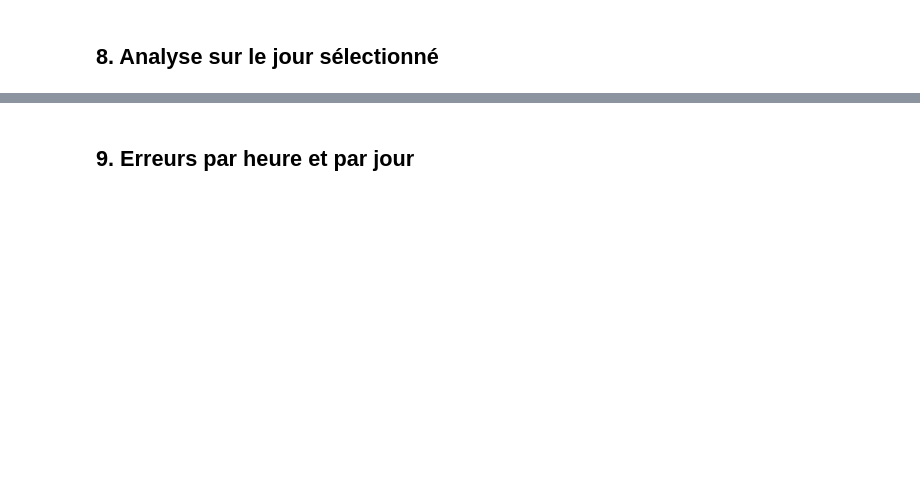
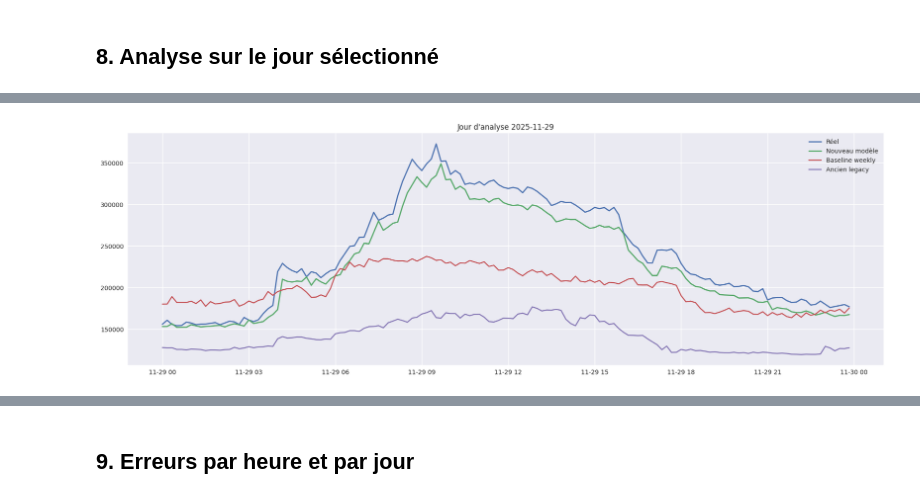
Before and after one commit to Khalid-Bensaber/SmartGrid, a Jupyter notebook: notebooks/experiments/SmartGrid_Analyse_Detaillee_Run.ipynb, the cells around one changed output, grey strips where cells are left out. Saved outputs shown, nothing was run; the diff lists cells and outputs as text; code cells hidden in the pictures; blank space fills up the shorter version.

Commit message:
fix: fixing detailed analysis notebook

```diff
--- a/notebooks/experiments/SmartGrid_Analyse_Detaillee_Run.ipynb
+++ b/notebooks/experiments/SmartGrid_Analyse_Detaillee_Run.ipynb
@@ -249,21 +275,29 @@ summary.keys()
 # %%
-RUN_DIR = SUMMARY_PATH.parent
+RUN_DIR = resolve_existing_path(summary.get('run_dir'), PROJECT_ROOT, SUMMARY_PATH.parent) or SUMMARY_PATH.parent
+RUN_ID_RESOLVED = str(summary.get('run_id', '')).strip()
 
 EXPORTS_DIR = first_existing([
-    summary.get('exports_dir'),
-    PROJECT_ROOT / 'artifacts' / 'exports' / 'consumption' / summary.get('run_id', ''),
+    resolve_existing_path(summary.get('exports_dir'), PROJECT_ROOT, RUN_DIR, SUMMARY_PATH.parent),
+    PROJECT_ROOT / 'artifacts' / 'exports' / 'consumption' / RUN_ID_RESOLVED if RUN_ID_RESOLVED else None,
+    PROJECT_ROOT / 'artifacts' / 'exports' / RUN_ID_RESOLVED if RUN_ID_RESOLVED else None,
+    SUMMARY_PATH.parent if (SUMMARY_PATH.parent / 'backtest.csv').exists() else None,
 ])
 
-backtest_csv = first_existing([
-    summary.get('backtest_csv'),
+backtest_candidates = [
+    resolve_existing_path(summary.get('backtest_csv'), PROJECT_ROOT, RUN_DIR, EXPORTS_DIR, SUMMARY_PATH.parent),
     RUN_DIR / 'backtest.csv',
     RUN_DIR / 'backtest_predictions.csv',
     EXPORTS_DIR / 'backtest.csv' if EXPORTS_DIR else None,
-    PROJECT_ROOT / 'artifacts' / 'legacy' / 'consumption' / 'imported_from_data_processed' / 'backtest_predictions.csv',
-])
+    EXPORTS_DIR / 'backtest_predictions.csv' if EXPORTS_DIR else None,
+]
+if RUN_ID_RESOLVED:
+    backtest_candidates.extend(sorted((PROJECT_ROOT / 'artifacts').glob(f'**/{RUN_ID_RESOLVED}/backtest.csv')))
+    backtest_candidates.extend(sorted((PROJECT_ROOT / 'artifacts').glob(f'**/{RUN_ID_RESOLVED}/backtest_predictions.csv')))
+backtest_candidates.append(PROJECT_ROOT / 'artifacts' / 'legacy' / 'consumption' / 'imported_from_data_processed' / 'backtest_predictions.csv')
+backtest_csv = first_existing(backtest_candidates)
 
 total_csv = first_existing([
-    summary.get('output_total_csv'),
+    resolve_existing_path(summary.get('output_total_csv'), PROJECT_ROOT, RUN_DIR, EXPORTS_DIR, SUMMARY_PATH.parent),
     RUN_DIR / 'notebook_total_export.csv',
     RUN_DIR / 'total_export.csv',
     EXPORTS_DIR / 'total_forecast_consumption.csv' if EXPORTS_DIR else None,
@@ -271,7 +305,8 @@ total_csv = first_existing([
 ])
 
 day_csv = first_existing([
-    summary.get('day_compare_csv'),
+    resolve_existing_path(summary.get('day_compare_csv'), PROJECT_ROOT, RUN_DIR, EXPORTS_DIR, SUMMARY_PATH.parent),
+    RUN_DIR / f"selected_day_{summary.get('selected_analysis_day', '')}.csv",
     EXPORTS_DIR / f"selected_day_{summary.get('selected_analysis_day', '')}.csv" if EXPORTS_DIR else None,
     PROJECT_ROOT / 'artifacts' / 'legacy' / 'consumption' / 'imported_from_data_processed' / f"selected_day_{summary.get('selected_analysis_day', '')}.csv",
 ])
@@ -415,15 +511,17 @@ day_df.head()
 # %%
 plt.figure(figsize=(18, 6))
 plt.plot(day_df['Date'], day_df['REAL'], label='Réel', linewidth=2)
 plt.plot(day_df['Date'], day_df['MODEL'], label='Nouveau modèle', linewidth=2)
 if 'BASELINE_WEEKLY' in day_df.columns:
     plt.plot(day_df['Date'], day_df['BASELINE_WEEKLY'], label='Baseline weekly')
 if 'OLD_LEGACY' in day_df.columns:
     plt.plot(day_df['Date'], day_df['OLD_LEGACY'], label='Ancien legacy')
-plt.title(f'Jour d'analyse — {selected_day}')
+plt.title(f"Jour d'analyse {selected_day}")
 plt.legend()
 plt.tight_layout()
 plt.show()
+# %% [output]
+[figure, added]
 # %%
 day_rows = []
 for label, col in [('MODEL', 'MODEL'), ('BASELINE_WEEKLY', 'BASELINE_WEEKLY'), ('OLD_LEGACY', 'OLD_LEGACY')]:
```
Also changed, not shown: parts of 15 cells of this notebook, 2 other files.
